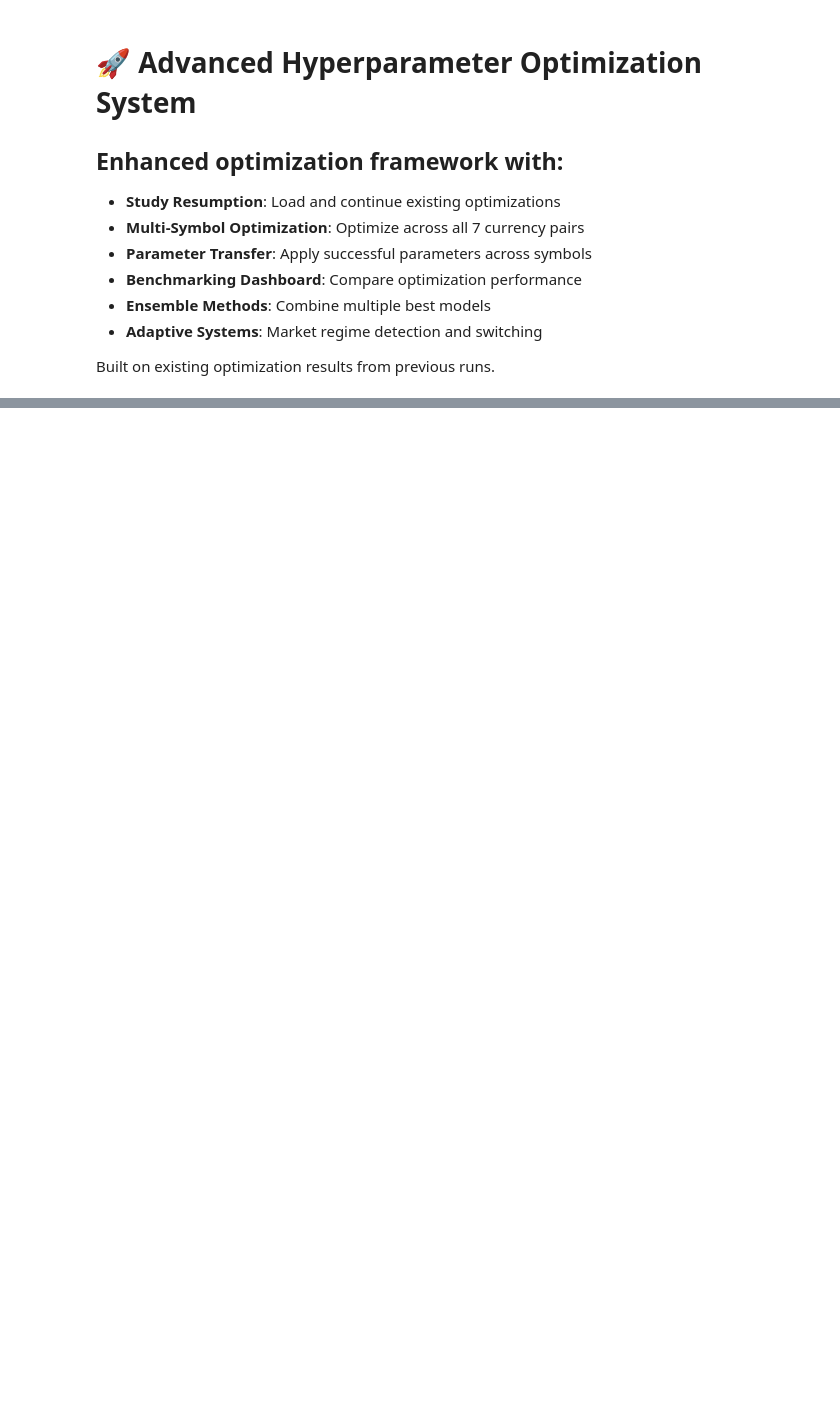
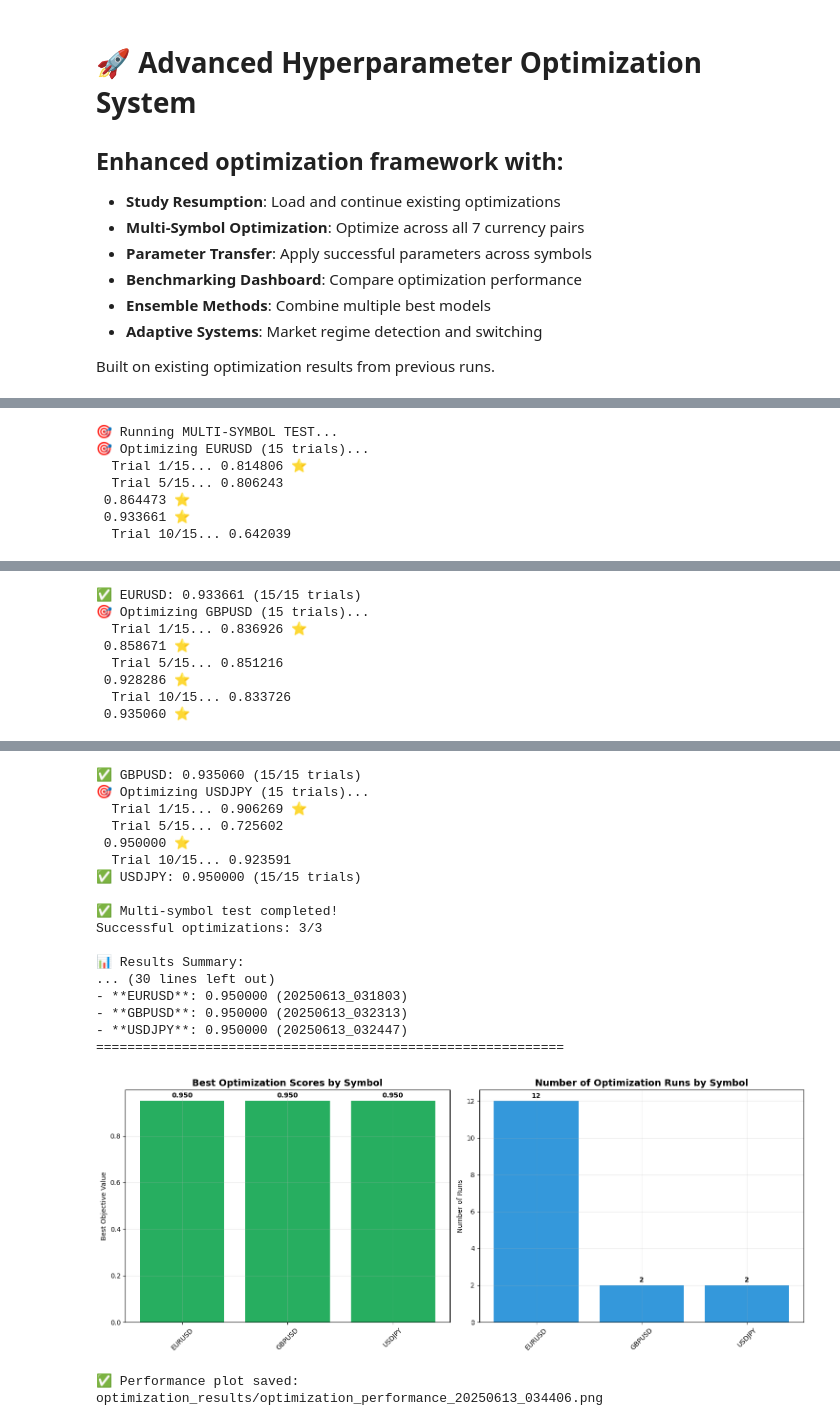
Before and after one commit to adamjbradley/trading-strategies, a Jupyter notebook: top5/Advanced_Hyperparameter_Optimization_Clean.ipynb, the cells around one changed output, grey strips where cells are left out. Cells and saved outputs as stored; diff of their text form; code cells hidden in the pictures; blank space fills up the shorter version.

```diff
--- a/top5/Advanced_Hyperparameter_Optimization_Clean.ipynb
+++ b/top5/Advanced_Hyperparameter_Optimization_Clean.ipynb
@@ -867,7 +923,7 @@ print("  - optimizer.set_verbose_mode(False) # Return to quiet mode")
 # Example 1: Quick test on EURUSD
 def run_quick_test():
     print("\n🎯 Running QUICK TEST on EURUSD...")
-    result = optimizer.optimize_symbol('EURUSD', n_trials=10)
+    result = optimizer.optimize_symbol('EURUSD', n_trials=100)
 
     if result:
         print(f"✅ Quick test completed!")
@@ -885,7 +941,7 @@ def run_multi_symbol_test():
 
     results = {}
     for symbol in test_symbols:
-        result = optimizer.optimize_symbol(symbol, n_trials=15)
+        result = optimizer.optimize_symbol(symbol, n_trials=5000)
         if result:
             results[symbol] = result
 
@@ -940,3 +1014,4 @@ print("🔧 Ready for hyperparameter optimization!")
 # %%
-run_quick_test()
+run_multi_symbol_test()
 run_benchmark_report()
+# %% [output]
@@ -942,0 +1024,7 @@ run_benchmark_report()
+🎯 Running MULTI-SYMBOL TEST...
+🎯 Optimizing EURUSD (15 trials)...
+  Trial 1/15... 0.814806 ⭐
+  Trial 5/15... 0.806243
+ 0.864473 ⭐
+ 0.933661 ⭐
+  Trial 10/15... 0.642039
@@ -942,0 +1037,8 @@ run_benchmark_report()
+✅ EURUSD: 0.933661 (15/15 trials)
+🎯 Optimizing GBPUSD (15 trials)...
+  Trial 1/15... 0.836926 ⭐
+ 0.858671 ⭐
+  Trial 5/15... 0.851216
+ 0.928286 ⭐
+  Trial 10/15... 0.833726
+ 0.935060 ⭐
@@ -942,0 +1051,19 @@ run_benchmark_report()
+✅ GBPUSD: 0.935060 (15/15 trials)
+🎯 Optimizing USDJPY (15 trials)...
+  Trial 1/15... 0.906269 ⭐
+  Trial 5/15... 0.725602
+ 0.950000 ⭐
+  Trial 10/15... 0.923591
+✅ USDJPY: 0.950000 (15/15 trials)
+
+✅ Multi-symbol test completed!
+Successful optimizations: 3/3
+
+📊 Results Summary:
+... (30 lines left out)
+- **EURUSD**: 0.950000 (20250613_031803)
+- **GBPUSD**: 0.950000 (20250613_032313)
+- **USDJPY**: 0.950000 (20250613_032447)
+============================================================
+[figure, added]
+✅ Performance plot saved: optimization_results/optimization_performance_20250613_034406.png
```
Also changed, not shown: parts of 8 cells of this notebook, 25 other files.
